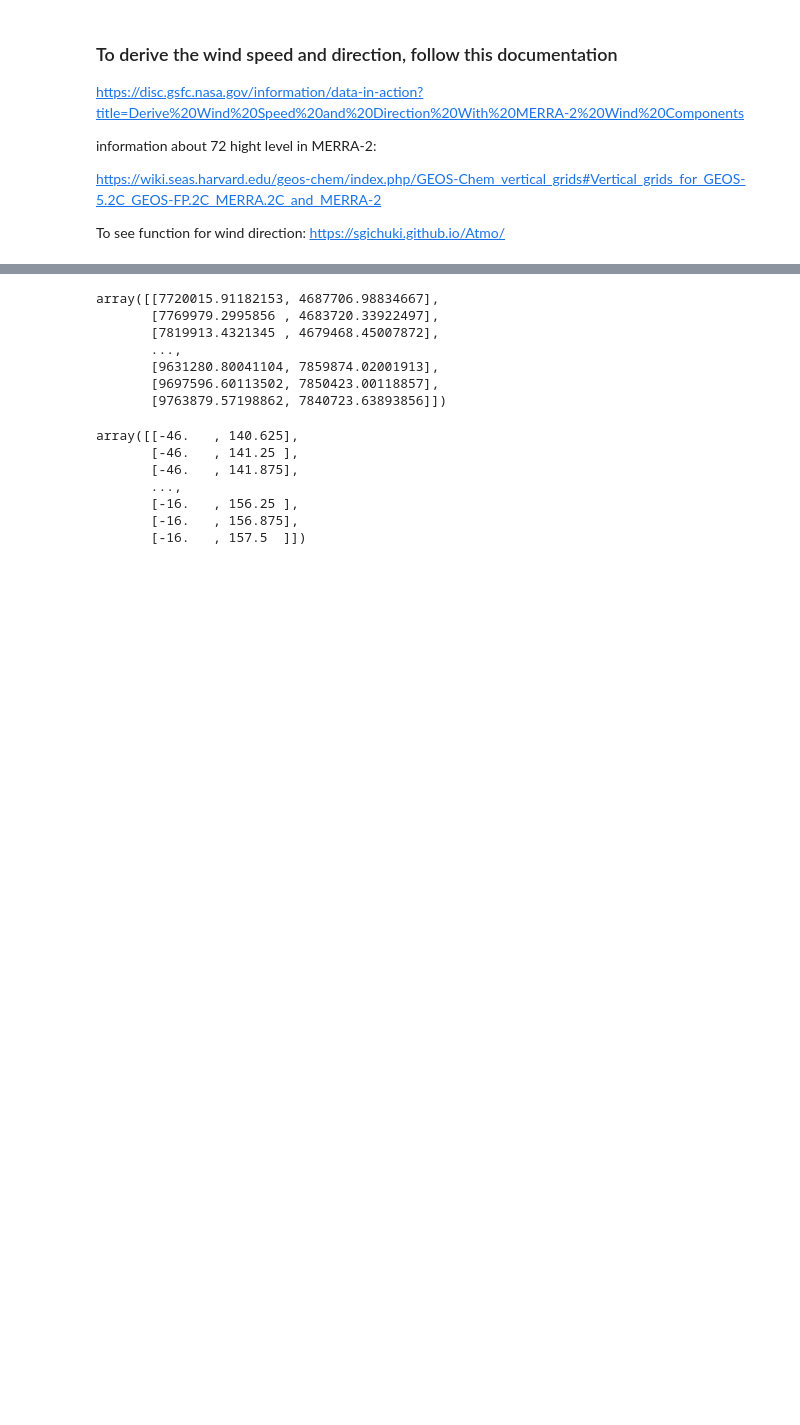
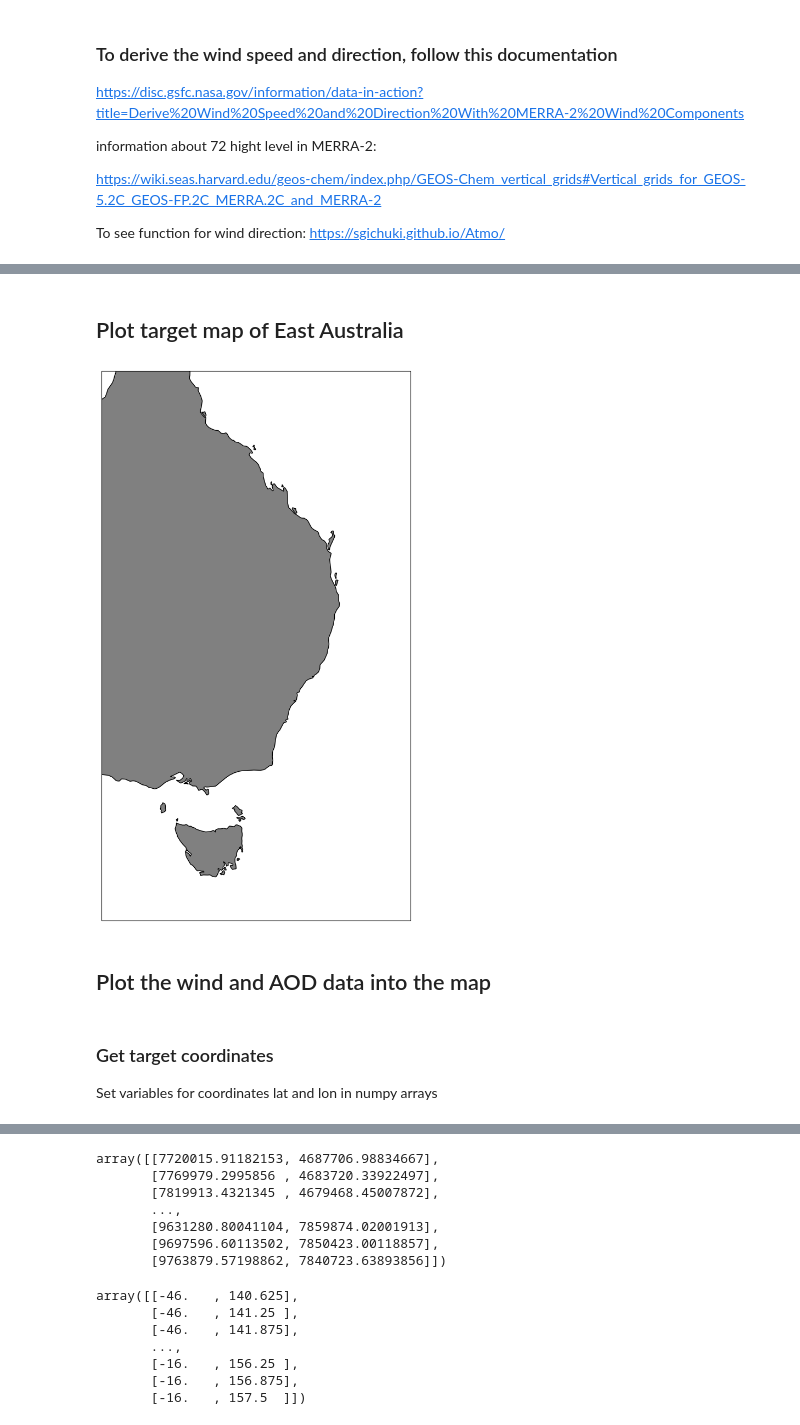
Before and after one commit to andradhandra/advectionGP, a Jupyter notebook: disertation.ipynb, the cells around one changed output, grey strips where cells are left out. Cells and saved outputs as stored; diff of their text form; code cells hidden in the pictures; blank space fills up the shorter version.

Commit message:
plot maps

```diff
--- a/disertation.ipynb
+++ b/disertation.ipynb
@@ -273,0 +86,4 @@ crs_4326, crs_27706, transformer, reversedTranformer
+# %%
+# Set fix variables for wind lev and set coordinates
+windLevIndex = np.array([32, 33]) #based on MERRA-2 documentation, 14 km above the sea is between lev 32 and 33
+targetCoordinates = np.array([140.625, 157.5, -46, -16]) # The format of this coordinate limit is x0, x1, y0, y1 (lon0, lon1, lat0, lat1)
@@ -273,0 +137,16 @@ crs_4326, crs_27706, transformer, reversedTranformer
+# %% [markdown]
+## Plot target map of East Australia
+# %%
+fig = plt.figure(figsize=(13,13))
+ax = fig.add_subplot(projection = ccrs.PlateCarree())
+ax.set_extent(targetCoordinates)
+ax.add_feature(NaturalEarthFeature('physical', 'coastline', '50m'),
+              facecolor='gray', edgecolor='black')
+plt.show()
+# %% [output]
+[figure, added]
+# %% [markdown]
+## Plot the wind and AOD data into the map
+# %% [markdown]
+### Get target coordinates
+Set variables for coordinates lat and lon in numpy arrays
```
Also changed, not shown: parts of 41 cells of this notebook.
